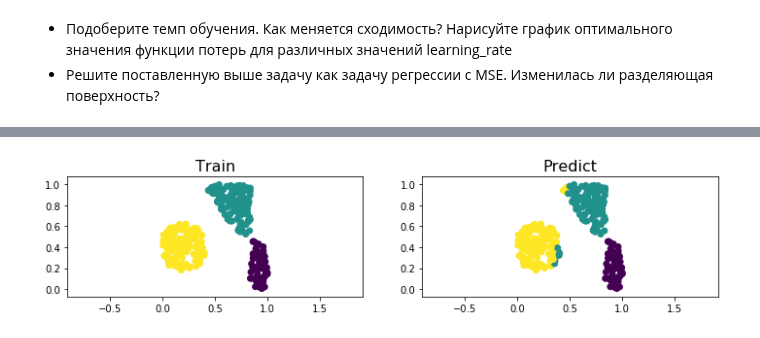
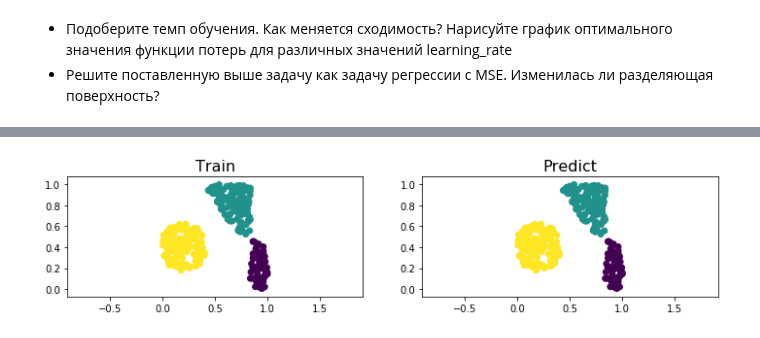
Before and after one commit to v-vskv-v/IR_ML, a Jupyter notebook: Data Analysis/Semester 2/viskov_task 1 (Back propagation).ipynb, the cells around one changed output, grey strips where cells are left out. Saved outputs shown, nothing was run; the diff lists cells and outputs as text; code cells hidden in the pictures.

```diff
--- a/Data Analysis/Semester 2/viskov_task 1 (Back propagation).ipynb
+++ b/Data Analysis/Semester 2/viskov_task 1 (Back propagation).ipynb
@@ -315,7 +315,7 @@ print("Число ошибок: ", np.sum(np.argmax(network.forward(X), axis=1)
 network = NeuralNetwork([Linear(2, 10), Sigmoid(),
                          Linear(10, 10), Sigmoid(), Linear(10, 3)])
 loss_f = NLLLoss()
-learning_rates = [1e-10, 1e-9, 1e-8, 1e-7, 1e-6, 1e-5, 5e-5, 5e-3, 1e-1, 5e-1]
+learning_rates = [1e-10, 1e-9, 1e-8, 1e-7, 1e-6, 1e-5, 5e-5, 5e-3, 1e-1, 5e-1, 9e-1, 2]
 losses = []
 
 for learning_rate in learning_rates:
@@ -328,7 +328,7 @@ for learning_rate in learning_rates:
         network.backward(dLdy)
         network.step(learning_rate)
     loss_y = np.array(loss_y)
-    loss_m = loss_y[loss_y < 1.5].mean()
+    loss_m = loss_y.mean()
     losses.append(loss_m)
 # %%
 plt.figure(figsize=(12, 5))
@@ -338,0 +353,13 @@ plt.plot(learning_rates, losses)
+# %%
+X = np.array([[0, 3], [1, 5]], dtype=np.float64)
+Y = np.array([[0], [1]])
+
+loss = MSELoss()
+
+def func(X):
+    return loss.forward(X, Y)
+
+loss.forward(X, Y)
+dLdx = loss.backward()
+
+print("dLdx: ", check_gradient(func, X, dLdx))
@@ -338,0 +368,6 @@ plt.plot(learning_rates, losses)
+# %%
+data = np.load('data.npz')
+X, y = data['arr_0'], data['arr_1']
+plt.scatter(X[:, 0], X[:, 1], c=y)
+plt.axis('equal')
+plt.show()
@@ -339,17 +376,30 @@ plt.plot(learning_rates, losses)
 # %%
-from sklearn.linear_model import LinearRegression
-clf = LinearRegression()
-clf.fit(X, y)
+network = NeuralNetwork([Linear(2, 3)])
+loss_f = MSELoss()
+loss_y = []
+learning_rate = 5e-4
+
+
+for epoch in range(50):
+    pred = network.forward(X)
+    loss = loss_f.forward(pred, y)
+    loss_y.append(loss)
+    dLdy = loss_f.backward()
+    network.backward(dLdy)
+    network.step(learning_rate)
+
 
 plt.figure(figsize=(12, 5))
 plt.subplot(2, 2, 1)
 plt.scatter(X[:, 0], X[:, 1], c=y)
 plt.axis('equal')
 plt.title('Train', fontsize=16)
 plt.subplot(2, 2, 2)
-plt.scatter(X[:, 0], X[:, 1], c=clf.predict(X).round().astype(np.int))
+plt.gca()
+plt.scatter(X[:, 0], X[:, 1], c=np.argmax(network.forward(X), axis=1))
+
 plt.title('Predict', fontsize=16)
 plt.axis('equal')
 plt.show()
 # %% [output]
-[figure, old version]
+[figure, new version]
```
Also changed, not shown: parts of 11 cells of this notebook.
